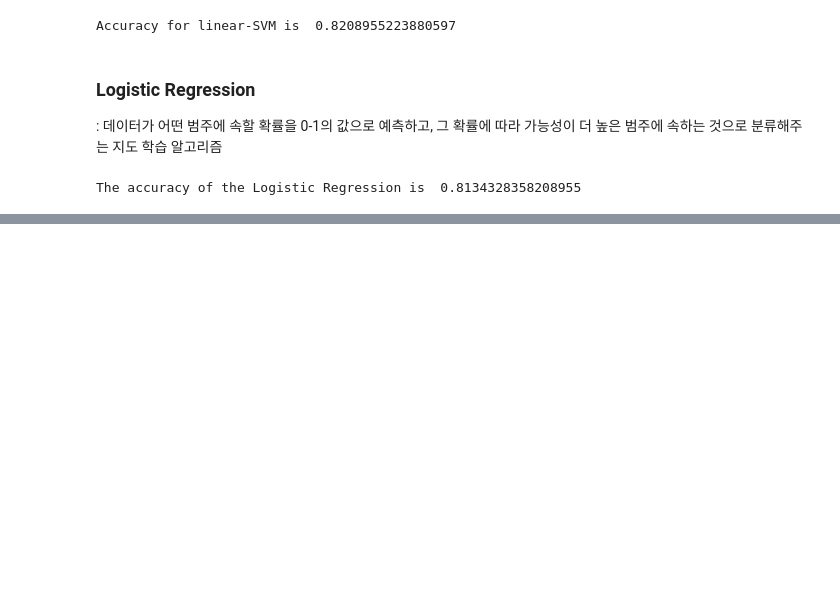
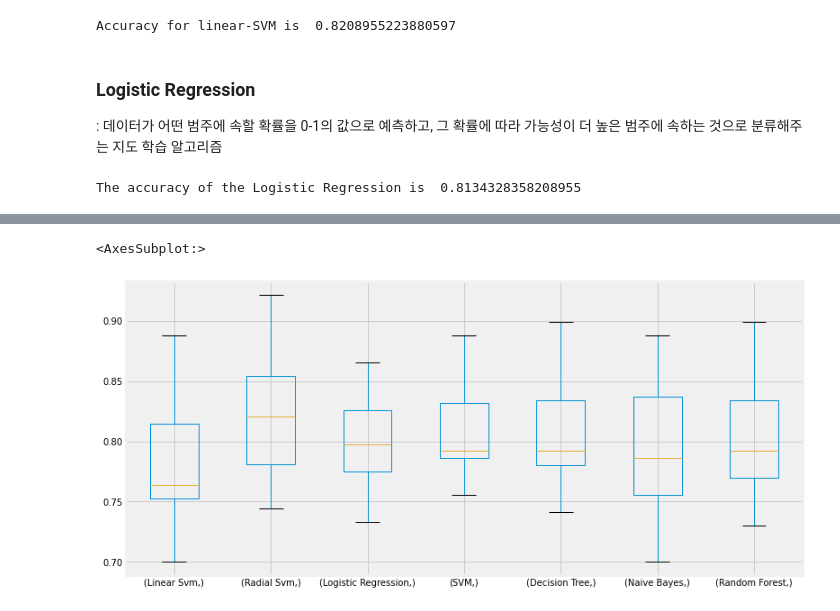
Before and after one commit to yeon42/data_analysis, a Jupyter notebook: kaggle/titanic/DieTanic.ipynb, the cells around one changed output, grey strips where cells are left out. Cells and saved outputs as stored; diff of their text form; code cells hidden in the pictures; blank space fills up the shorter version.

```diff
--- a/kaggle/titanic/DieTanic.ipynb
+++ b/kaggle/titanic/DieTanic.ipynb
@@ -720,0 +766,6 @@ The accuracy of the Logistic Regression is  0.8134328358208955
+# %%
+model = GaussianNB()
+model.fit(train_X, train_Y)
+prediction6 = model.predict(test_X)
+
+print('The accuracy of the NaiveBayes is ', metrics.accuracy_score(prediction6, test_Y))
@@ -720,0 +776,6 @@ The accuracy of the Logistic Regression is  0.8134328358208955
+# %%
+model = RandomForestClassifier(n_estimators=100)
+model.fit(train_X, train_Y)
+prediction7 = model.predict(test_X)
+
+print('The accuracy of the Random Forests is ', metrics.accuracy_score(prediction7, test_Y))
@@ -720,0 +805,22 @@ The accuracy of the Logistic Regression is  0.8134328358208955
+# %%
+from sklearn.model_selection import KFold
+from sklearn.model_selection import cross_val_score
+from sklearn.model_selection import cross_val_predict
+
+kfold = KFold(n_splits=10, random_state=22, shuffle=True) # 10개의 fold로 나눔
+xyz = []
+accuracy = []
+std = []
+classifiers = ['Linear Svm', 'Radial Svm', 'Logistic Regression', 'SVM', 'Decision Tree', 'Naive Bayes', 'Random Forest']
+models = [svm.SVC(kernel='linear'), svm.SVC(kernel='rbf'), LogisticRegression(), KNeighborsClassifier(n_neighbors=9), DecisionTreeClassifier(), GaussianNB(), RandomForestClassifier(n_estimators=100)]
+
+for i in models:
+    model = i
+    cv_result = cross_val_score(model, X, y, cv=kfold, scoring='accuracy') # 값이 총 10개씩 존재
+    cv_result = cv_result # Why?
+    xyz.append(cv_result.mean())
+    std.append(cv_result.std())
+    accuracy.append(cv_result)
+
+new_models_dataframe2 = pd.DataFrame({'CV Mean': xyz, 'Std': std}, index=classifiers)
+new_models_dataframe2
@@ -720,0 +836,7 @@ The accuracy of the Logistic Regression is  0.8134328358208955
+# %%
+plt.subplots(figsize=(12, 6))
+box = pd.DataFrame(accuracy, index=[classifiers])
+box.T.boxplot()
+# %% [output]
+<AxesSubplot:>
+[figure, added]
```
Also changed, not shown: parts of 23 cells of this notebook.
